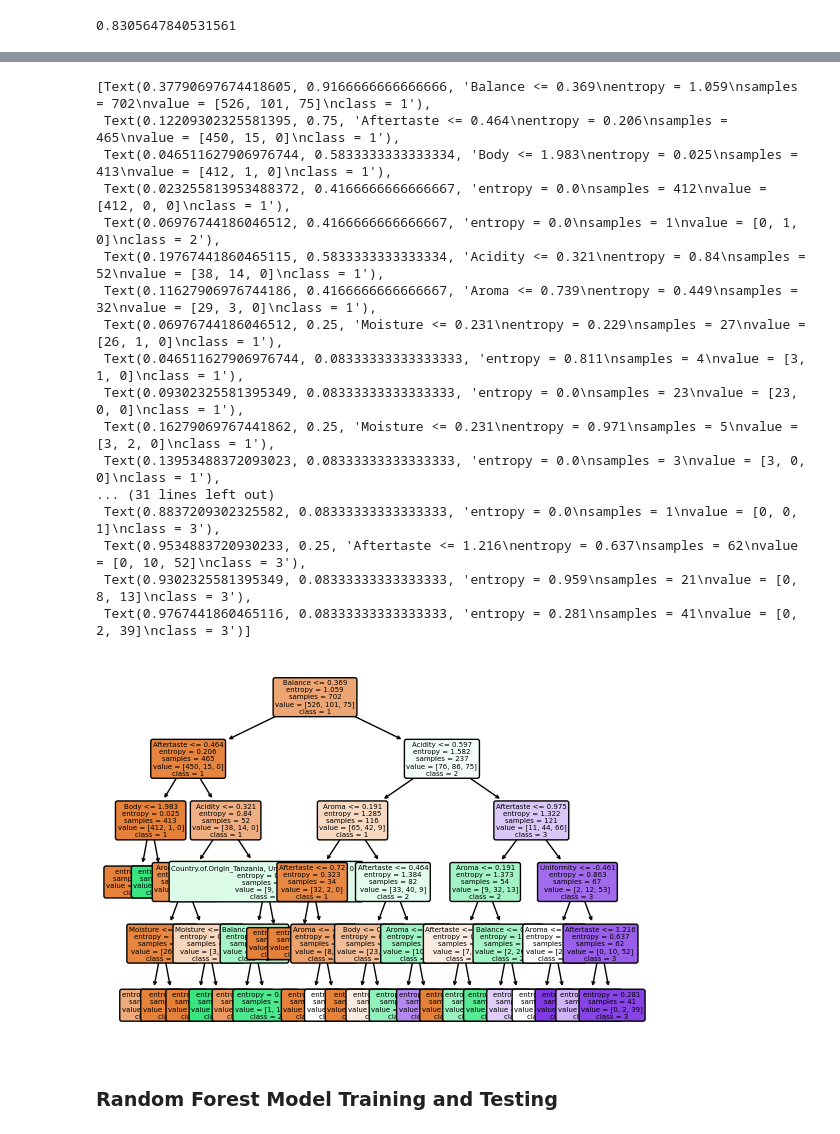
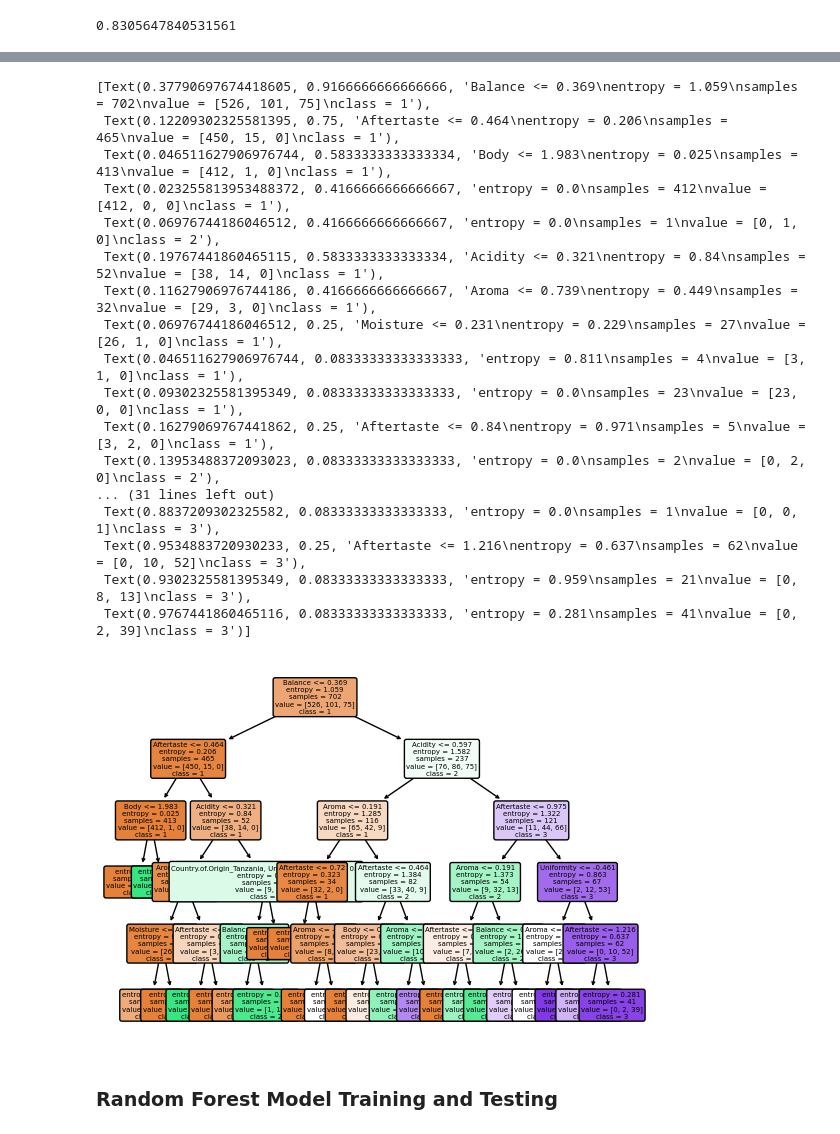
Before and after one commit to Nuttanan29445/MachineLearning, a Jupyter notebook: Act7.ipynb, the cells around one changed output, grey strips where cells are left out. Saved outputs shown, nothing was run; the diff lists cells and outputs as text; code cells hidden in the pictures.

```diff
--- a/Act7.ipynb
+++ b/Act7.ipynb
@@ -278,39 +283,39 @@ weighted avg       0.87      0.87      0.87       301
 # print(classification_report(Y_test,y_pred1))
 # %%
 from sklearn import tree
-modelDt = []
-modelDt.append(ModelDT1)
-modelDt.append(ModelDT2)
-modelDt.append(ModelDT3)
-modelDt.append(ModelDT4)
-modelDt
+# modelDt = []
+# modelDt.append(ModelDT1)
+# modelDt.append(ModelDT2)
+# modelDt.append(ModelDT3)
+# modelDt.append(ModelDT4)
+# modelDt
 feature_names = X_train.columns
 Labels = np.unique(Y_train)
 label = []
 for i in Labels:
     label.append(str(i))
 tree.plot_tree( ModelDT2,feature_names = feature_names,class_names = label,rounded = True,filled = True, fontsize=5)
 
 # plt.show()
 # %% [output]
 [Text(0.37790697674418605, 0.9166666666666666, 'Balance <= 0.369\nentropy = 1.059\nsamples = 702\nvalue = [526, 101, 75]\nclass = 1'),
  Text(0.12209302325581395, 0.75, 'Aftertaste <= 0.464\nentropy = 0.206\nsamples = 465\nvalue = [450, 15, 0]\nclass = 1'),
  Text(0.046511627906976744, 0.5833333333333334, 'Body <= 1.983\nentropy = 0.025\nsamples = 413\nvalue = [412, 1, 0]\nclass = 1'),
  Text(0.023255813953488372, 0.4166666666666667, 'entropy = 0.0\nsamples = 412\nvalue = [412, 0, 0]\nclass = 1'),
  Text(0.06976744186046512, 0.4166666666666667, 'entropy = 0.0\nsamples = 1\nvalue = [0, 1, 0]\nclass = 2'),
  Text(0.19767441860465115, 0.5833333333333334, 'Acidity <= 0.321\nentropy = 0.84\nsamples = 52\nvalue = [38, 14, 0]\nclass = 1'),
  Text(0.11627906976744186, 0.4166666666666667, 'Aroma <= 0.739\nentropy = 0.449\nsamples = 32\nvalue = [29, 3, 0]\nclass = 1'),
  Text(0.06976744186046512, 0.25, 'Moisture <= 0.231\nentropy = 0.229\nsamples = 27\nvalue = [26, 1, 0]\nclass = 1'),
  Text(0.046511627906976744, 0.08333333333333333, 'entropy = 0.811\nsamples = 4\nvalue = [3, 1, 0]\nclass = 1'),
  Text(0.09302325581395349, 0.08333333333333333, 'entropy = 0.0\nsamples = 23\nvalue = [23, 0, 0]\nclass = 1'),
- Text(0.16279069767441862, 0.25, 'Moisture <= 0.231\nentropy = 0.971\nsamples = 5\nvalue = [3, 2, 0]\nclass = 1'),
- Text(0.13953488372093023, 0.08333333333333333, 'entropy = 0.0\nsamples = 3\nvalue = [3, 0, 0]\nclass = 1'),
+ Text(0.16279069767441862, 0.25, 'Aftertaste <= 0.84\nentropy = 0.971\nsamples = 5\nvalue = [3, 2, 0]\nclass = 1'),
+ Text(0.13953488372093023, 0.08333333333333333, 'entropy = 0.0\nsamples = 2\nvalue = [0, 2, 0]\nclass = 2'),
 ... (31 lines left out)
  Text(0.8837209302325582, 0.08333333333333333, 'entropy = 0.0\nsamples = 1\nvalue = [0, 0, 1]\nclass = 3'),
  Text(0.9534883720930233, 0.25, 'Aftertaste <= 1.216\nentropy = 0.637\nsamples = 62\nvalue = [0, 10, 52]\nclass = 3'),
  Text(0.9302325581395349, 0.08333333333333333, 'entropy = 0.959\nsamples = 21\nvalue = [0, 8, 13]\nclass = 3'),
  Text(0.9767441860465116, 0.08333333333333333, 'entropy = 0.281\nsamples = 41\nvalue = [0, 2, 39]\nclass = 3')]
-[figure, old version]
+[figure, new version]
 # %% [markdown]
 ### Random Forest Model Training and Testing
 # %%
```
Also changed, not shown: parts of 13 cells of this notebook, 1 other file.
